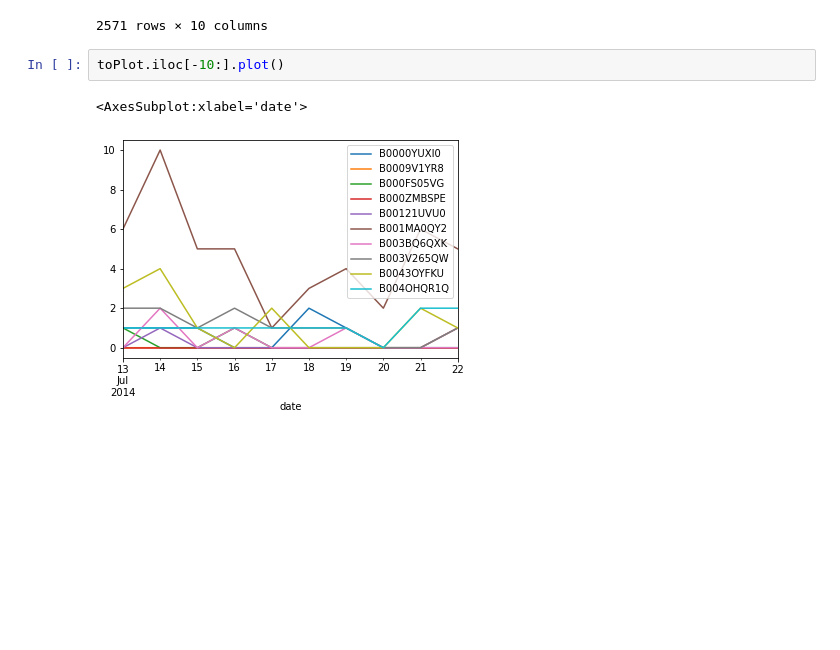
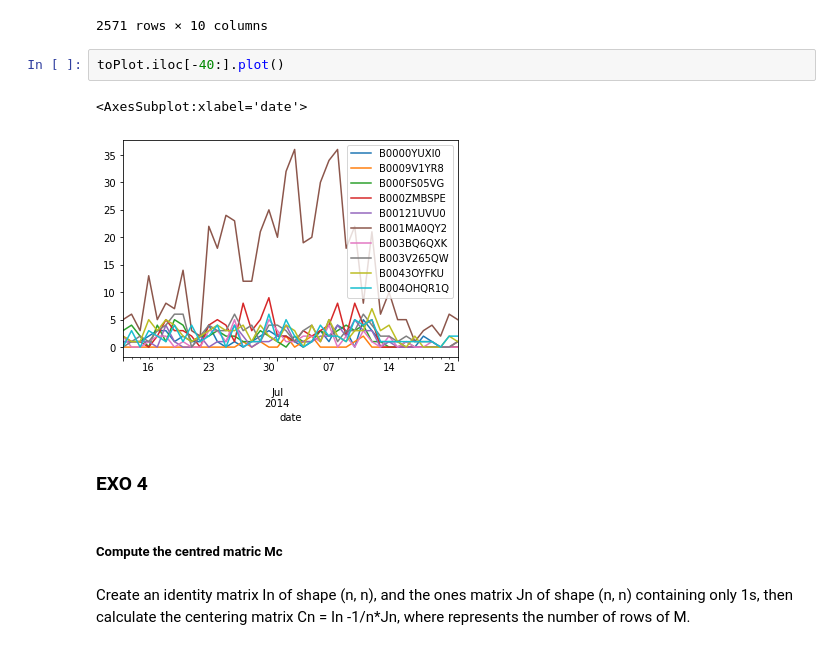
Before and after one commit to chechna9/data_science_fundamentals, a Jupyter notebook: numPy/numypy_exercices.ipynb, the cells around one changed output. Saved outputs shown, nothing was run; the diff lists cells and outputs as text; blank space fills up the shorter version.

Commit message:
centred matrix done

```diff
--- a/numPy/numypy_exercices.ipynb
+++ b/numPy/numypy_exercices.ipynb
@@ -397,7 +397,17 @@ toPlot
 | 2014-07-22 | 0 | 1 | 0 | 0 | 1 | 5 | 0 | 1 | ... |
 2571 rows × 10 columns
 # %%
-toPlot.iloc[-10:].plot()
+toPlot.iloc[-40:].plot()
 # %% [output]
 <AxesSubplot:xlabel='date'>
-[figure, old version]
+[figure, new version]
+# %% [markdown]
+### EXO 4
+# %% [markdown]
+##### Compute the centred matric Mc
+# %% [markdown]
+Create an identity matrix In of shape (n, n), and the ones matrix Jn of shape
+(n, n)
+containing only 1s, then calculate the centering
+matrix Cn = In -1/n*Jn, where
+represents the number of rows of M.
```
Also changed, not shown: parts of 8 cells of this notebook.
